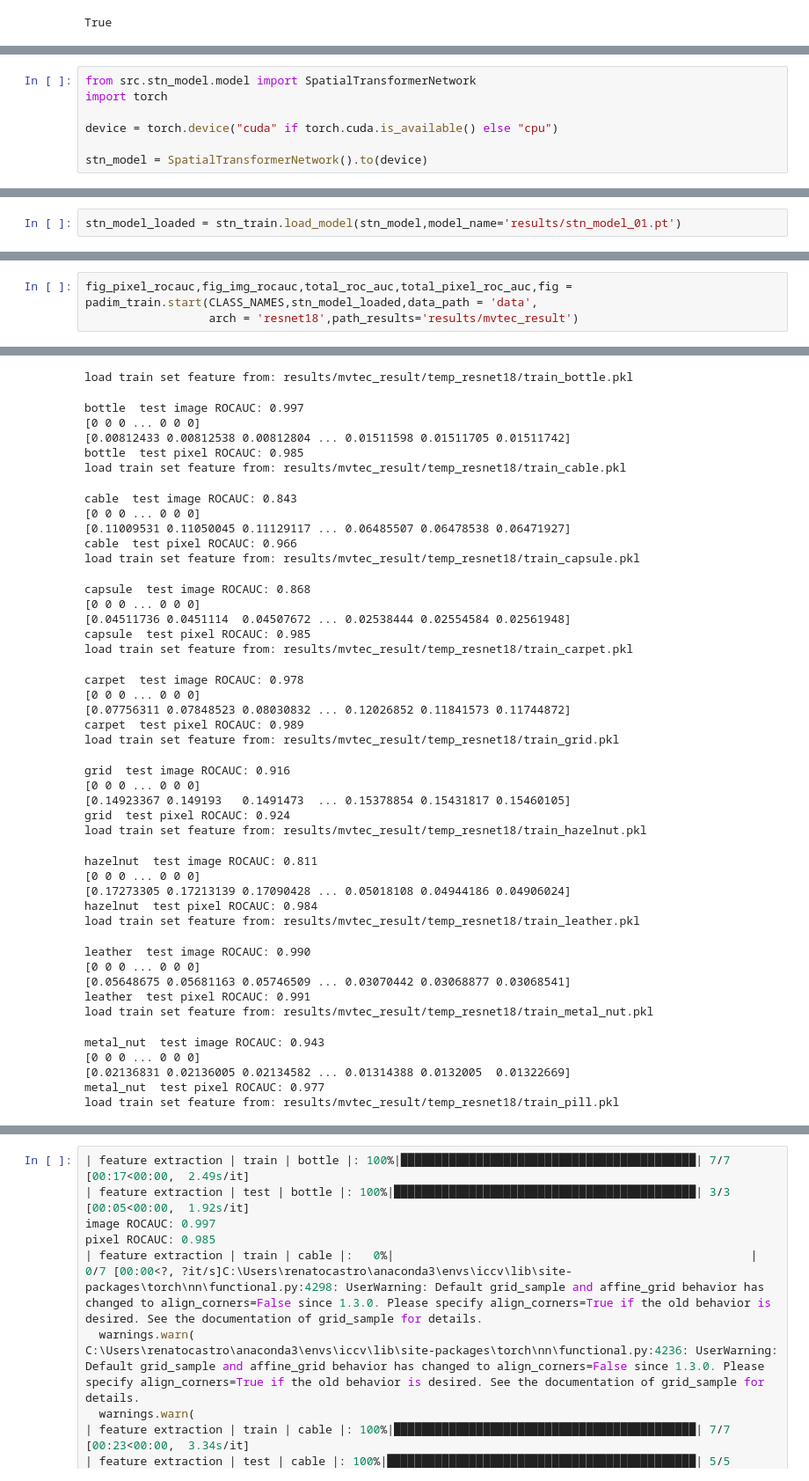
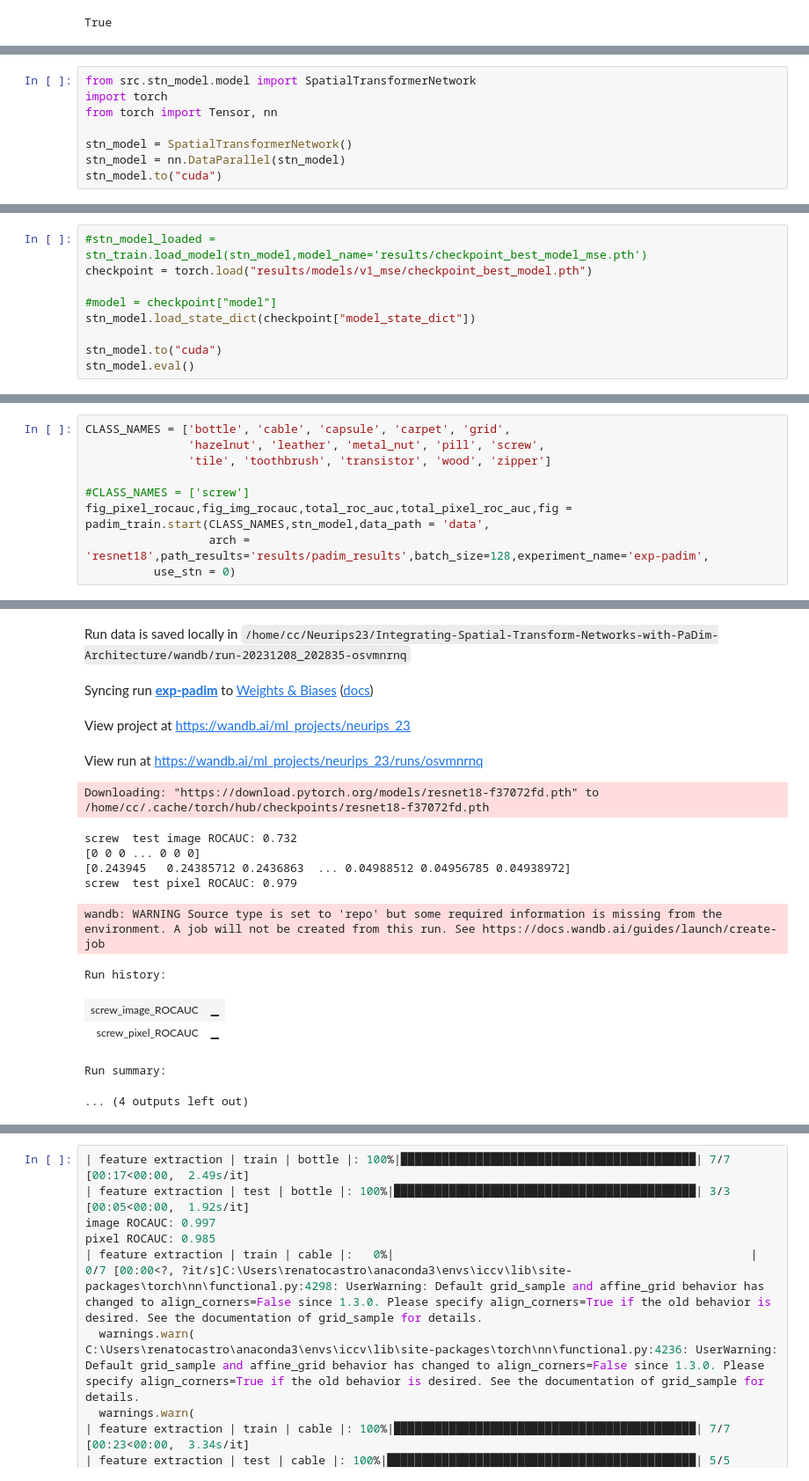
Before and after one commit to renatocastro33/Anomaly-Spatial-Transform-Network, a Jupyter notebook: notebooks/Baseline_MVTEC_Resnet18.ipynb, the cells around one changed output, grey strips where cells are left out. Shown at 88% size. Drawn from its saved outputs; the diff is of its cells as text.

```diff
--- a/notebooks/Baseline_MVTEC_Resnet18.ipynb
+++ b/notebooks/Baseline_MVTEC_Resnet18.ipynb
@@ -120,7 +92,8 @@ stn_train.save_model(stn_model,model_name='results/stn_model_01.pt')
 # %%
 from src.stn_model.model import SpatialTransformerNetwork
 import torch
+from torch import Tensor, nn
 
-device = torch.device("cuda" if torch.cuda.is_available() else "cpu")
-
-stn_model = SpatialTransformerNetwork().to(device)
+stn_model = SpatialTransformerNetwork()
+stn_model = nn.DataParallel(stn_model)
+stn_model.to("cuda")
@@ -127,2 +118,9 @@ stn_model = SpatialTransformerNetwork().to(device)
 # %%
-stn_model_loaded = stn_train.load_model(stn_model,model_name='results/stn_model_01.pt')
+#stn_model_loaded = stn_train.load_model(stn_model,model_name='results/checkpoint_best_model_mse.pth')
+checkpoint = torch.load("results/models/v1_mse/checkpoint_best_model.pth")
+
+#model = checkpoint["model"]
+stn_model.load_state_dict(checkpoint["model_state_dict"])
+
+stn_model.to("cuda")
+stn_model.eval()
@@ -145,4 +159,10 @@ Successfully installed scikit-learn-1.3.2
 # %%
-fig_pixel_rocauc,fig_img_rocauc,total_roc_auc,total_pixel_roc_auc,fig = padim_train.start(CLASS_NAMES,stn_model_loaded,data_path = 'data',
-                  arch = 'resnet18',path_results='results/mvtec_result')
+CLASS_NAMES = ['bottle', 'cable', 'capsule', 'carpet', 'grid',
+               'hazelnut', 'leather', 'metal_nut', 'pill', 'screw',
+               'tile', 'toothbrush', 'transistor', 'wood', 'zipper']
+
+#CLASS_NAMES = ['screw']
+fig_pixel_rocauc,fig_img_rocauc,total_roc_auc,total_pixel_roc_auc,fig = padim_train.start(CLASS_NAMES,stn_model,data_path = 'data',
+                  arch = 'resnet18',path_results='results/padim_results',batch_size=128,experiment_name='exp-padim',
+          use_stn = 0)
 # %% [output]
@@ -166,41 +172,15 @@ Downloading: "https://download.pytorch.org/models/resnet18-f37072fd.pth" to /roo
+Run data is saved locally in /home/cc/Neurips23/Integrating-Spatial-Transform-Networks-with-PaDim-Architecture/wandb/run-20231208_202835-osvmnrnq
+Syncing run exp-padim to Weights & Biases (docs)
+View project at https://wandb.ai/ml_projects/neurips_23
+View run at https://wandb.ai/ml_projects/neurips_23/runs/osvmnrnq
-load train set feature from: results/mvtec_result/temp_resnet18/train_bottle.pkl
+Downloading: "https://download.pytorch.org/models/resnet18-f37072fd.pth" to /home/cc/.cache/torch/hub/checkpoints/resnet18-f37072fd.pth
-bottle  test image ROCAUC: 0.997
+screw  test image ROCAUC: 0.732
 [0 0 0 ... 0 0 0]
-[0.00812433 0.00812538 0.00812804 ... 0.01511598 0.01511705 0.01511742]
-bottle  test pixel ROCAUC: 0.985
-load train set feature from: results/mvtec_result/temp_resnet18/train_cable.pkl
+[0.243945   0.24385712 0.2436863  ... 0.04988512 0.04956785 0.04938972]
+screw  test pixel ROCAUC: 0.979
-cable  test image ROCAUC: 0.843
-[0 0 0 ... 0 0 0]
-[0.11009531 0.11050045 0.11129117 ... 0.06485507 0.06478538 0.06471927]
-cable  test pixel ROCAUC: 0.966
-load train set feature from: results/mvtec_result/temp_resnet18/train_capsule.pkl
+wandb: WARNING Source type is set to 'repo' but some required information is missing from the environment. A job will not be created from this run. See https://docs.wandb.ai/guides/launch/create-job
-capsule  test image ROCAUC: 0.868
-[0 0 0 ... 0 0 0]
-[0.04511736 0.0451114  0.04507672 ... 0.02538444 0.02554584 0.02561948]
-capsule  test pixel ROCAUC: 0.985
-load train set feature from: results/mvtec_result/temp_resnet18/train_carpet.pkl
+Run history:
+| screw_image_ROCAUC | ▁ |
+| screw_pixel_ROCAUC | ▁ |
-carpet  test image ROCAUC: 0.978
-[0 0 0 ... 0 0 0]
-[0.07756311 0.07848523 0.08030832 ... 0.12026852 0.11841573 0.11744872]
-carpet  test pixel ROCAUC: 0.989
-load train set feature from: results/mvtec_result/temp_resnet18/train_grid.pkl
+Run summary:
-grid  test image ROCAUC: 0.916
-[0 0 0 ... 0 0 0]
-[0.14923367 0.149193   0.1491473  ... 0.15378854 0.15431817 0.15460105]
-grid  test pixel ROCAUC: 0.924
-load train set feature from: results/mvtec_result/temp_resnet18/train_hazelnut.pkl
+... (4 outputs left out)
-hazelnut  test image ROCAUC: 0.811
-[0 0 0 ... 0 0 0]
-[0.17273305 0.17213139 0.17090428 ... 0.05018108 0.04944186 0.04906024]
-hazelnut  test pixel ROCAUC: 0.984
-load train set feature from: results/mvtec_result/temp_resnet18/train_leather.pkl
-leather  test image ROCAUC: 0.990
-[0 0 0 ... 0 0 0]
-[0.05648675 0.05681163 0.05746509 ... 0.03070442 0.03068877 0.03068541]
-leather  test pixel ROCAUC: 0.991
-load train set feature from: results/mvtec_result/temp_resnet18/train_metal_nut.pkl
-metal_nut  test image ROCAUC: 0.943
-[0 0 0 ... 0 0 0]
-[0.02136831 0.02136005 0.02134582 ... 0.01314388 0.0132005  0.01322669]
-metal_nut  test pixel ROCAUC: 0.977
-load train set feature from: results/mvtec_result/temp_resnet18/train_pill.pkl
```
Also changed, not shown: parts of 14 cells of this notebook, 20 other files.
